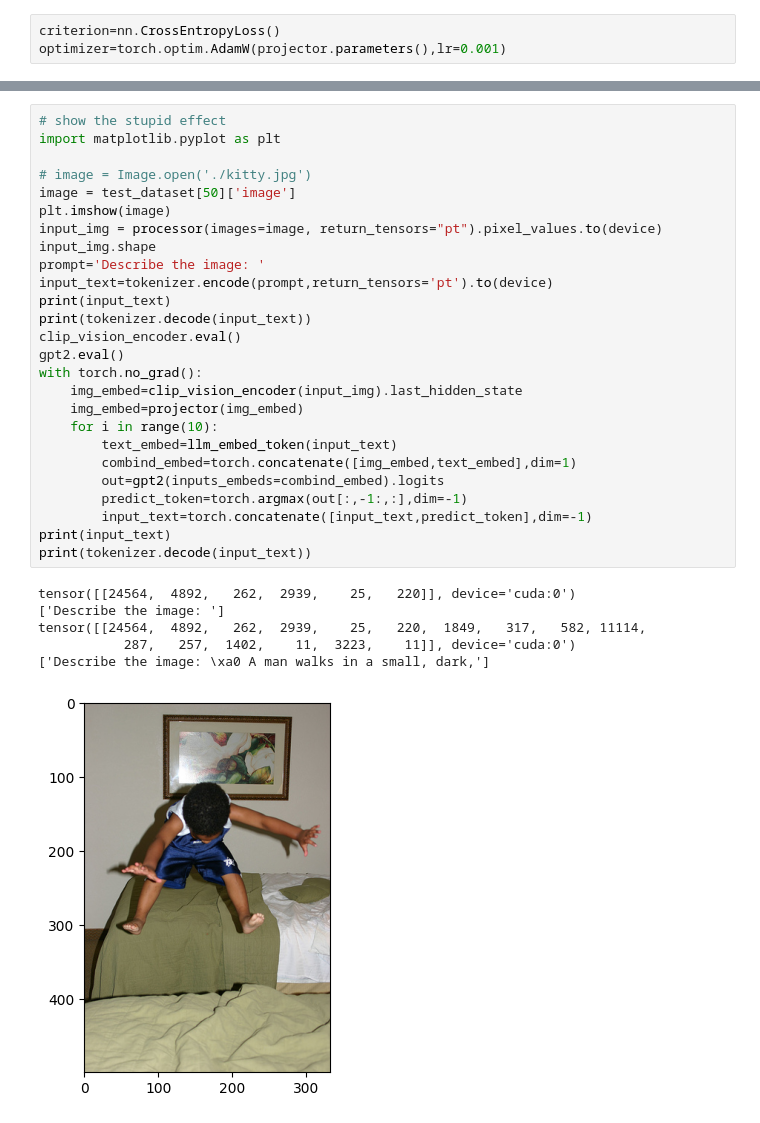
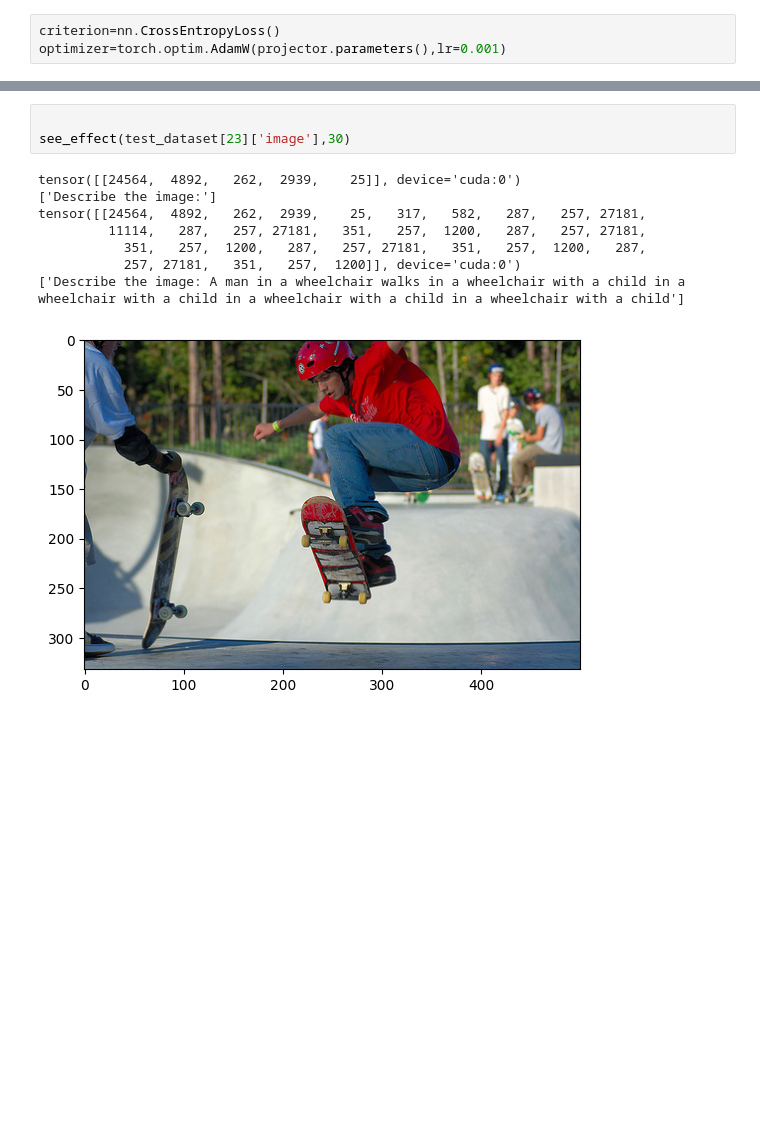
Before and after one commit to peterrayn/llava-learning, a Jupyter notebook: Untitled-2.ipynb, the cells around one changed output, grey strips where cells are left out. Drawn from its saved outputs; the diff is of its cells as text; blank space fills up the shorter version.

```diff
--- a/Untitled-2.ipynb
+++ b/Untitled-2.ipynb
@@ -164,33 +204,12 @@ OutOfMemoryError: CUDA out of memory. Tried to allocate 2.04 GiB. GPU 0 has a to
 # %%
-# show the stupid effect
-import matplotlib.pyplot as plt
 
-# image = Image.open('./kitty.jpg')
-image = test_dataset[50]['image']
-plt.imshow(image)
-input_img = processor(images=image, return_tensors="pt").pixel_values.to(device)
-input_img.shape
-prompt='Describe the image: '
-input_text=tokenizer.encode(prompt,return_tensors='pt').to(device)
-print(input_text)
-print(tokenizer.decode(input_text))
-clip_vision_encoder.eval()
-gpt2.eval()
-with torch.no_grad():
-    img_embed=clip_vision_encoder(input_img).last_hidden_state
-    img_embed=projector(img_embed)
-    for i in range(10):
-        text_embed=llm_embed_token(input_text)
-        combind_embed=torch.concatenate([img_embed,text_embed],dim=1)
-        out=gpt2(inputs_embeds=combind_embed).logits
-        predict_token=torch.argmax(out[:,-1:,:],dim=-1)
-        input_text=torch.concatenate([input_text,predict_token],dim=-1)
-print(input_text)
-print(tokenizer.decode(input_text))
+see_effect(test_dataset[23]['image'],30)
 # %% [output]
-tensor([[24564,  4892,   262,  2939,    25,   220]], device='cuda:0')
-['Describe the image: ']
-tensor([[24564,  4892,   262,  2939,    25,   220,  1849,   317,   582, 11114,
-           287,   257,  1402,    11,  3223,    11]], device='cuda:0')
-['Describe the image: \xa0 A man walks in a small, dark,']
+tensor([[24564,  4892,   262,  2939,    25]], device='cuda:0')
+['Describe the image:']
+tensor([[24564,  4892,   262,  2939,    25,   317,   582,   287,   257, 27181,
+         11114,   287,   257, 27181,   351,   257,  1200,   287,   257, 27181,
+           351,   257,  1200,   287,   257, 27181,   351,   257,  1200,   287,
+           257, 27181,   351,   257,  1200]], device='cuda:0')
+['Describe the image: A man in a wheelchair walks in a wheelchair with a child in a wheelchair with a child in a wheelchair with a child in a wheelchair with a child']
-[figure, old version]
+[figure, new version]
```
Also changed, not shown: parts of 6 cells of this notebook.
